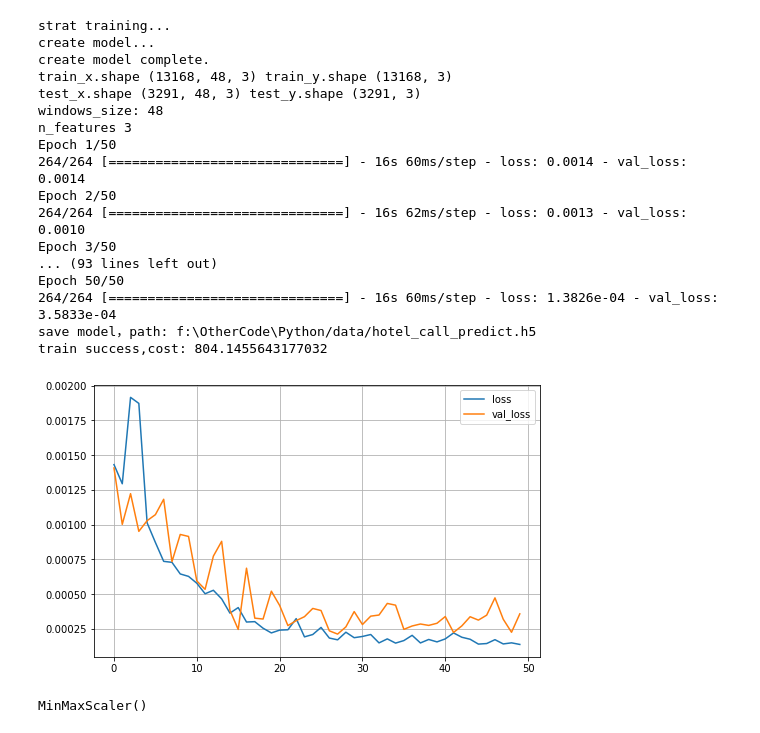
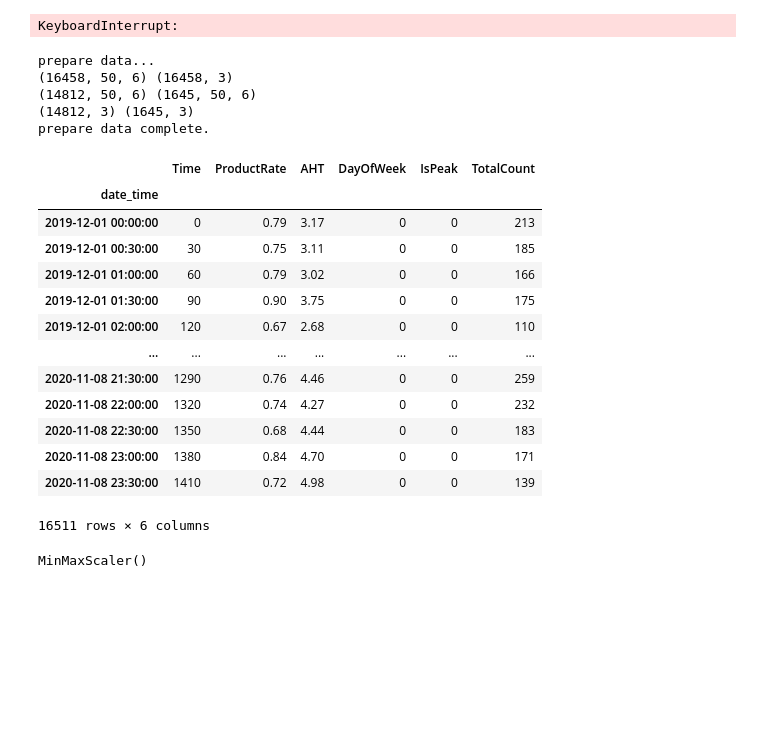
Before and after one commit to cgyqu/python_learning, a Jupyter notebook: ml/callcount_predict.ipynb, the cells around one changed output. Saved outputs shown, nothing was run; the diff lists cells and outputs as text; code cells hidden in the pictures; blank space fills up the shorter version.

Commit message:
add web & model imporeve

```diff
--- a/ml/callcount_predict.ipynb
+++ b/ml/callcount_predict.ipynb
@@ -44,11 +46,11 @@ def getPlotData():
     X = list()
     Y = list()
     for row_index, row in df.iterrows():
-        if(row_index > 48*30):
+        if(row_index > 48*7):
             break
         try:
             x = str(row[0])
-            y = row[3]
+            y = row[-1]
             X.append(x)
             Y.append(y)
         except Exception as ex:
@@ -57,3 +59,5 @@ def getPlotData():
 x,y = getPlotData()
 plt.plot(x,y)
 plt.show()
+# %% [output]
+KeyboardInterrupt:
@@ -64,8 +97,13 @@ def loadData(filepath):
         path = f'{base_dir}//data//{file}'
         frame.append(pd.read_csv(path,index_col=0))
     df = pd.concat(frame)
+    df_copy =df.copy()
     scaler = MinMaxScaler(feature_range=(0, 1))
     scaled = scaler.fit_transform(df)
+    # 保存归一化参数
+    np.save(scaler_path,scaler)
+    #normalize_data(df,["TotalCount",'Time','AHT'])
+    #scaled = np.array(df)
     data_size = len(scaled)
     X = list()
     Y = list()
@@ -73,21 +111,42 @@ def loadData(filepath):
         end = i + windows_size
         X.append(scaled[i:end, :])
         Y.append(scaled[end:end + n_step_out,-1].reshape(3))
-    # 保存归一化参数
-    np.save(scaler_path,scaler)
-    return np.array(X), np.array(Y),df
+    return np.array(X), np.array(Y),df_copy
 # %%
 print("prepare data...")
-X, Y,df = loadData(["hotel_call_datetime.csv","hotel_call_datetime_test.csv"])
+X,Y,df = loadData(["hotel_call_datetime.csv","hotel_call_datetime_test.csv"])
+#test_x, test_y,df = loadData(["hotel_call_datetime_test.csv"])
+
 print(X.shape,Y.shape)
-train_size = int(len(X)*0.8)
+train_size = int(len(X)*0.9)
 train_x = X[0:train_size,:,:]
 train_y = Y[0:train_size,:]
 test_x = X[train_size:-1,:,:]
 test_y = Y[train_size:-1,:]
+#train_x, test_x, train_y, test_y = train_test_split(X, Y, test_size=0.2)
+
 print(train_x.shape,test_x.shape)
 print(train_y.shape,test_y.shape)
-#train_x, test_x, train_y, test_y = train_test_split(X, Y, test_size=0.2)
 print("prepare data complete.")
 df
+# %% [output]
+prepare data...
+(16458, 50, 6) (16458, 3)
+(14812, 50, 6) (1645, 50, 6)
+(14812, 3) (1645, 3)
+prepare data complete.
+|  | Time | ProductRate | AHT | DayOfWeek | IsPeak | TotalCount |
+| date_time |  |  |  |  |  |  |
+| 2019-12-01 00:00:00 | 0 | 0.79 | 3.17 | 0 | 0 | 213 |
+| 2019-12-01 00:30:00 | 30 | 0.75 | 3.11 | 0 | 0 | 185 |
+| 2019-12-01 01:00:00 | 60 | 0.79 | 3.02 | 0 | 0 | 166 |
+| 2019-12-01 01:30:00 | 90 | 0.90 | 3.75 | 0 | 0 | 175 |
+| 2019-12-01 02:00:00 | 120 | 0.67 | 2.68 | 0 | 0 | 110 |
+| ... | ... | ... | ... | ... | ... | ... |
+| 2020-11-08 21:30:00 | 1290 | 0.76 | 4.46 | 0 | 0 | 259 |
+| 2020-11-08 22:00:00 | 1320 | 0.74 | 4.27 | 0 | 0 | 232 |
+| 2020-11-08 22:30:00 | 1350 | 0.68 | 4.44 | 0 | 0 | 183 |
+| 2020-11-08 23:00:00 | 1380 | 0.84 | 4.70 | 0 | 0 | 171 |
+| 2020-11-08 23:30:00 | 1410 | 0.72 | 4.98 | 0 | 0 | 139 |
+16511 rows × 6 columns
 # %%
@@ -108,37 +175,21 @@ model = getModel()
 print("train_x.shape",train_x.shape,"train_y.shape",train_y.shape)
 print("test_x.shape",test_x.shape,"test_y.shape",test_y.shape)
 print("windows_size:",windows_size)
-print("n_features",n_features)
+print("n_features",X.shape[2])
+print(f'epochs:{epochs},batch_size:{batch_size}')
 # fit model
-history = model.fit(train_x, train_y, epochs=50, batch_size=50,validation_data=(test_x, test_y))
+history = model.fit(train_x, train_y, epochs=epochs, batch_size=batch_size,validation_data=(test_x, test_y))
 time_end = time.time()
 print("save model，path:" ,model_path)
 model.save(model_path)
 print("train success,cost:", time_end-time_start)
-# %% [output]
-strat training...
-create model...
-create model complete.
-train_x.shape (13168, 48, 3) train_y.shape (13168, 3)
-test_x.shape (3291, 48, 3) test_y.shape (3291, 3)
-windows_size: 48
-n_features 3
-Epoch 1/50
-264/264 [==============================] - 16s 60ms/step - loss: 0.0014 - val_loss: 0.0014
-Epoch 2/50
-264/264 [==============================] - 16s 62ms/step - loss: 0.0013 - val_loss: 0.0010
-Epoch 3/50
-... (93 lines left out)
-Epoch 50/50
-264/264 [==============================] - 16s 60ms/step - loss: 1.3826e-04 - val_loss: 3.5833e-04
-save model，path: f:\OtherCode\Python/data/hotel_call_predict.h5
-train success,cost: 804.1455643177032
 # %%
+min_loss = np.array(history.history['loss']).min()
+with open(f'{base_dir}/data/train_history.txt','a') as f:
+    f.write(f'unit1:{unit1},unit2:{unit2},epochs:{epochs},batch_size:{batch_size},hidden_layer:{hidden_layer},min_loss:{min_loss}\n')
 def plot_learning_curves(history):
-    pd.DataFrame(history.history).plot(figsize=(8,5))
+    pd.DataFrame(history.history).plot(figsize=(10,6))
     plt.grid(True) #打印网格
     #plt.gca().set_ylim(0,1)
     plt.show()
 plot_learning_curves(history)
-# %% [output]
-[figure, removed]
```
Also changed, not shown: parts of 11 cells of this notebook, 9 other files.
